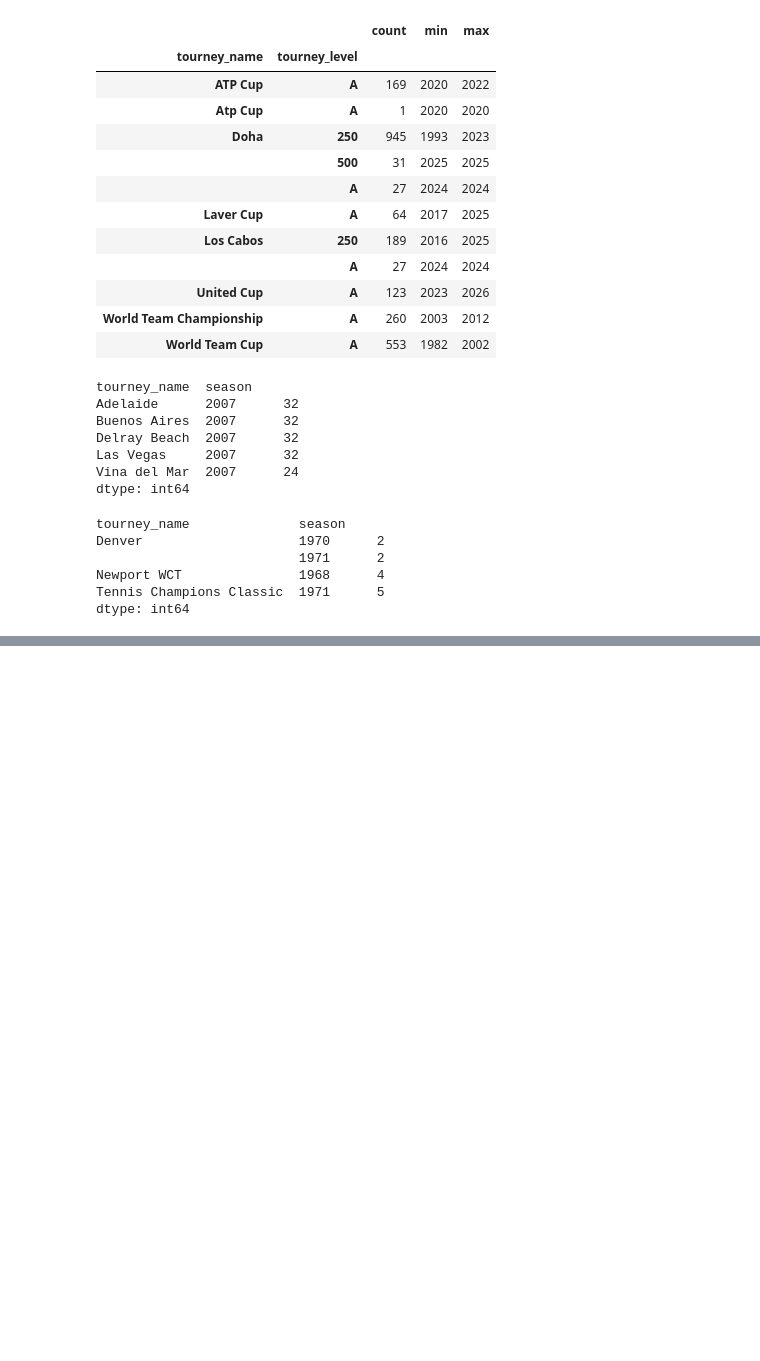
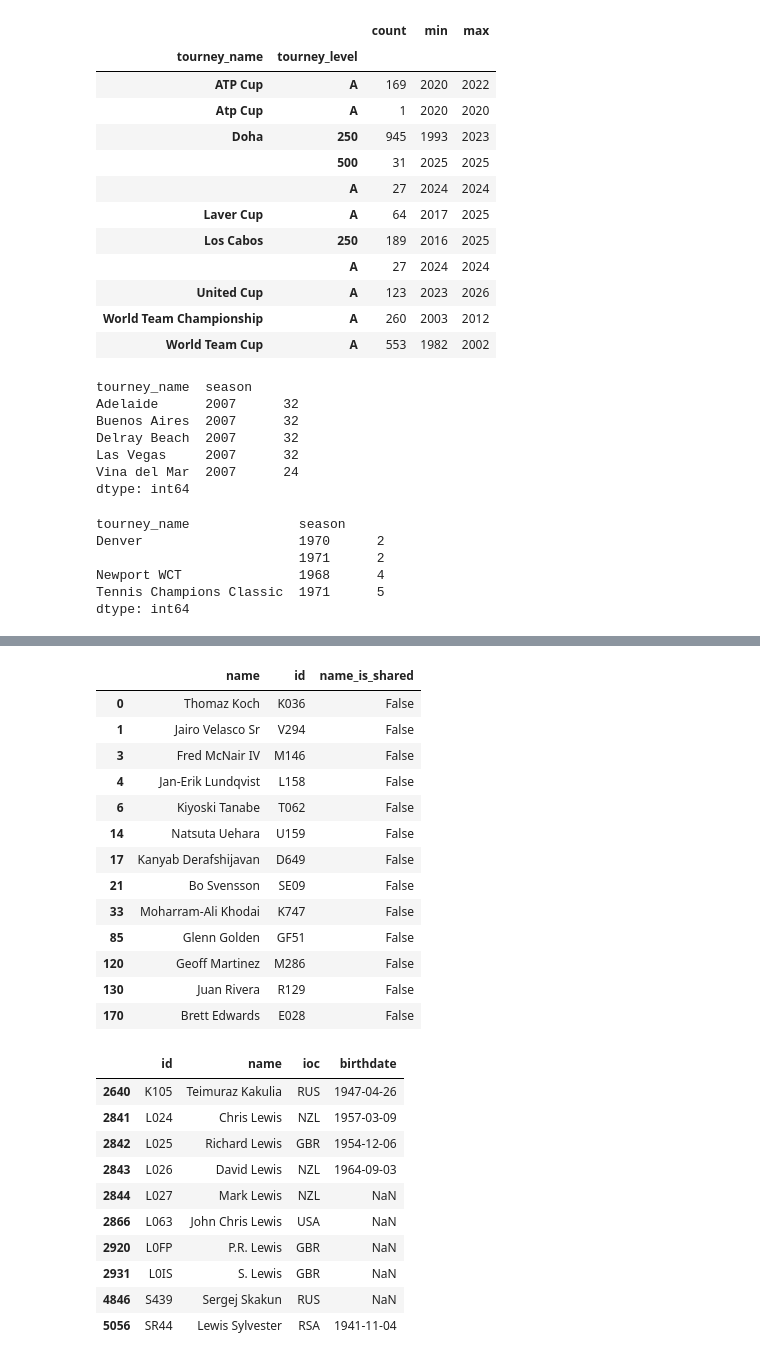
Before and after one commit to xavipena-data/atp-tennis-dashboard, a Jupyter notebook: notebooks/01_data_profiling.ipynb, the cells around one changed output, grey strips where cells are left out. Saved outputs shown, nothing was run; the diff lists cells and outputs as text; code cells hidden in the pictures; blank space fills up the shorter version.

```diff
--- a/notebooks/01_data_profiling.ipynb
+++ b/notebooks/01_data_profiling.ipynb
@@ -675,0 +894,21 @@ display(dup.sort_values(["tourney_id", "round", "winner_id"])
+# %%
+frames = []
+for year in range(1976, 1990):
+    f = pd.read_csv(next(RANKINGS_DIR.rglob(f"TML Rankings/{year}.csv")), dtype=str)
+    f = f[f["date"] != "date"]
+    f["rank"] = pd.to_numeric(f["rank"])
+    frames.append(f[f["id"].isna() & (f["rank"] <= 500)])
+no_id_top = pd.concat(frames)
+print(f"Rows without id inside the top 500: {len(no_id_top):,}; distinct names: {no_id_top['name'].nunique()}")
+
+pl = pd.read_csv(ROOT / "data" / "interim" / "players_clean.csv", usecols=["id", "name"], dtype=str)
+print("Names shared by more than one player in players_clean:", pl["name"].duplicated().sum())
+
+names = no_id_top.drop_duplicates("name")[["name"]].merge(pl, on="name", how="left")
+matched = names["id"].notna()
+print(f"Names matched exactly: {matched.sum()} of {len(names)}")
+
+rows_unmatched = no_id_top[no_id_top["name"].isin(names.loc[~matched, "name"])]
+print(f"Rows left without id: {len(rows_unmatched):,} of {len(no_id_top):,}")
+display(rows_unmatched.groupby("name").agg(weeks=("date", "size"), best_rank=("rank", "min"))
+        .sort_values("best_rank").head(15))
@@ -676,3 +937,41 @@ display(dup.sort_values(["tourney_id", "round", "winner_id"])
+# %%
+pl = pd.read_csv(ROOT / "data" / "interim" / "players_clean.csv",
+                 usecols=["id", "name", "ioc", "birthdate"], dtype=str)
+
+# 1) the 13 exact matches: is any name shared by several players?
+ok = names[matched].copy()
+shared = pl.loc[pl["name"].duplicated(keep=False), "name"]
+ok["name_is_shared"] = ok["name"].isin(shared)
+display(ok)
+
+# 2) candidates for the two important unmatched names
+display(pl[pl["name"].str.contains("Lewis|Kaku", case=False)])
+# %% [output]
+|  | name | id | name_is_shared |
+| 0 | Thomaz Koch | K036 | False |
+| 1 | Jairo Velasco Sr | V294 | False |
+| 3 | Fred McNair IV | M146 | False |
+| 4 | Jan-Erik Lundqvist | L158 | False |
+| 6 | Kiyoski Tanabe | T062 | False |
+| 14 | Natsuta Uehara | U159 | False |
+| 17 | Kanyab Derafshijavan | D649 | False |
+| 21 | Bo Svensson | SE09 | False |
+| 33 | Moharram-Ali Khodai | K747 | False |
+| 85 | Glenn Golden | GF51 | False |
+| 120 | Geoff Martinez | M286 | False |
+| 130 | Juan Rivera | R129 | False |
+| 170 | Brett Edwards | E028 | False |
+|  | id | name | ioc | birthdate |
+| 2640 | K105 | Teimuraz Kakulia | RUS | 1947-04-26 |
+| 2841 | L024 | Chris Lewis | NZL | 1957-03-09 |
+| 2842 | L025 | Richard Lewis | GBR | 1954-12-06 |
+| 2843 | L026 | David Lewis | NZL | 1964-09-03 |
+| 2844 | L027 | Mark Lewis | NZL | NaN |
+| 2866 | L063 | John Chris Lewis | USA | NaN |
+| 2920 | L0FP | P.R. Lewis | GBR | NaN |
+| 2931 | L0IS | S. Lewis | GBR | NaN |
+| 4846 | S439 | Sergej Skakun | RUS | NaN |
+| 5056 | SR44 | Lewis Sylvester | RSA | 1941-11-04 |
 # %% [markdown]
 ## 8. Findings and decisions
 
```
Also changed, not shown: parts of 7 cells of this notebook, 2 other files.
